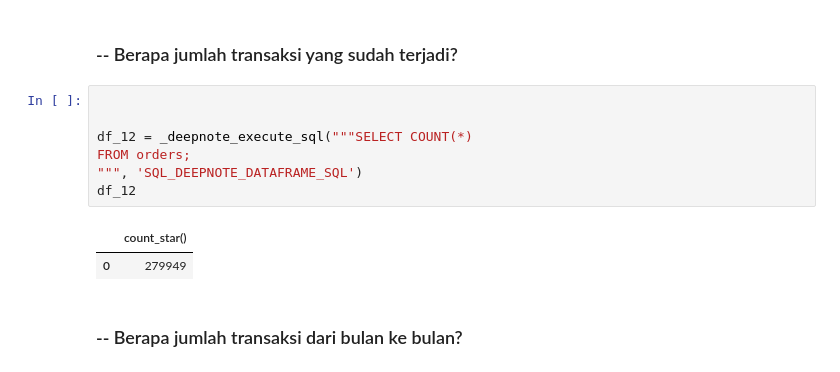
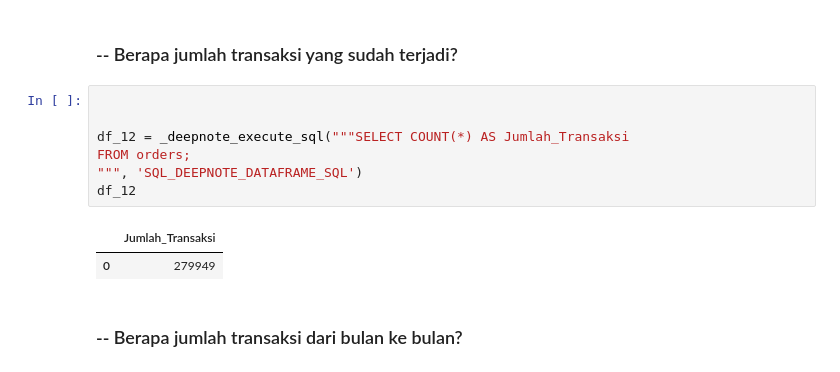
Before and after one commit to iqbalzayn01/sql_data_engineering_challenges, a Jupyter notebook: SQL_Data_Engineering_Challenges.ipynb, the cells around one changed output. Cells and saved outputs as stored; diff of their text form.

```diff
--- a/SQL_Data_Engineering_Challenges.ipynb
+++ b/SQL_Data_Engineering_Challenges.ipynb
@@ -233,12 +233,12 @@ df_7
 # %%
 
 
-df_12 = _deepnote_execute_sql("""SELECT COUNT(*)
+df_12 = _deepnote_execute_sql("""SELECT COUNT(*) AS Jumlah_Transaksi
 FROM orders;
 """, 'SQL_DEEPNOTE_DATAFRAME_SQL')
 df_12
 # %% [output]
-|  | count_star() |
+|  | Jumlah_Transaksi |
 | 0 | 279949 |
 # %% [markdown]
 ### -- Berapa jumlah transaksi dari bulan ke bulan?
```
Also changed, not shown: parts of 5 cells of this notebook.
